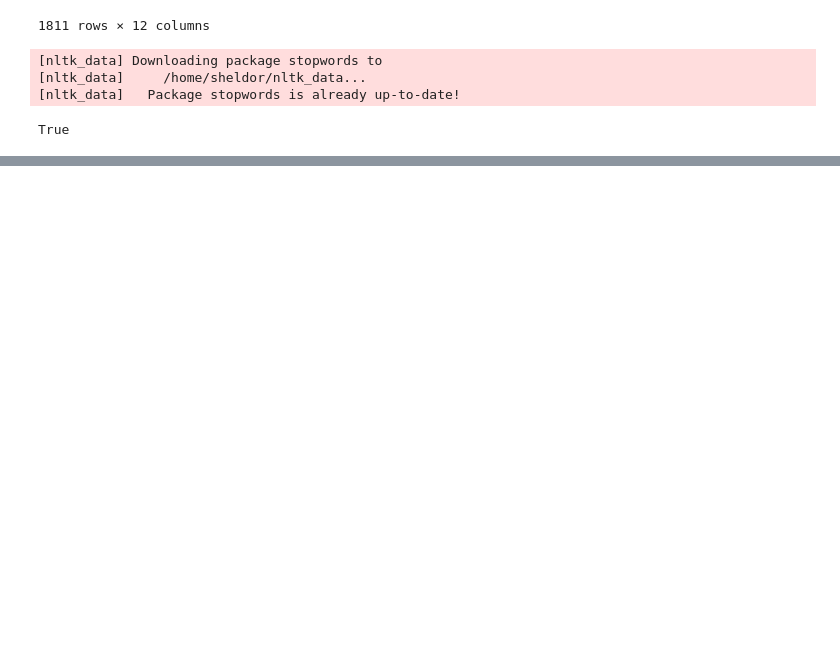
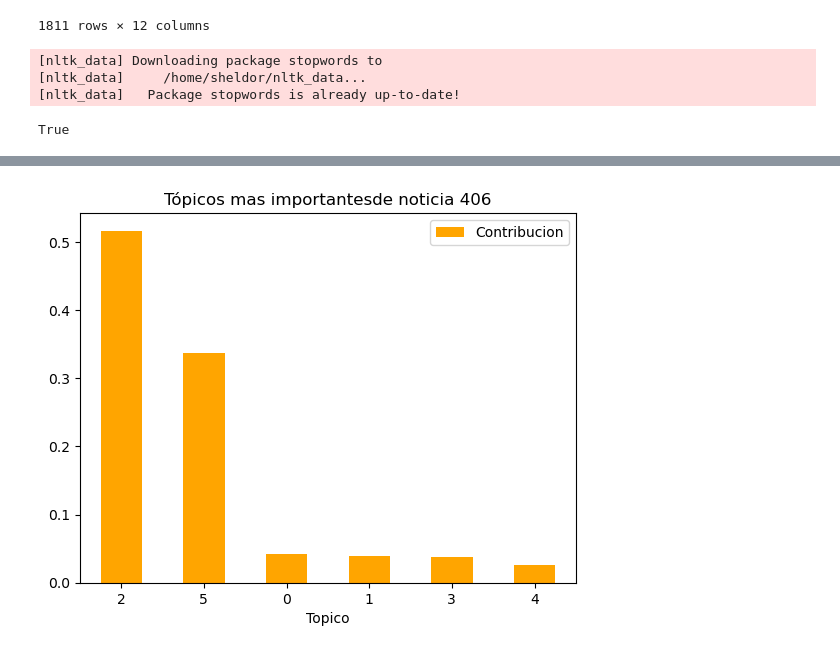
Before and after one commit to NikolasRodriguezA/Modelado_Topicos_Davivienda, a Jupyter notebook: Code/insights y segmentación tweets.ipynb, the cells around one changed output, grey strips where cells are left out. Drawn from its saved outputs; the diff is of its cells as text; code cells hidden in the pictures; blank space fills up the shorter version.

```diff
--- a/Code/insights y segmentación tweets.ipynb
+++ b/Code/insights y segmentación tweets.ipynb
@@ -146,0 +423,4 @@ model_embeddings = fasttext.load_model('cc.es.300.bin')
+# %%
+topicos = lda.print_topics(num_words=5, num_topics=20)
+for topico in topicos:
+    print(topico)
@@ -146,0 +448,20 @@ model_embeddings = fasttext.load_model('cc.es.300.bin')
+# %%
+indice_noticia = random.randint(0,len(data))
+bow_noticia = corpus[indice_noticia]
+distribucion_noticia = lda[bow_noticia]
+
+# Indices de los topicos mas significativos
+dist_indices = [topico[0] for topico in lda[bow_noticia]]
+# Contribución de los topicos mas significativos
+dist_contrib = [topico[1] for topico in lda[bow_noticia]]
+# %%
+distribucion_topicos = pd.DataFrame({'Topico':dist_indices,
+                                     'Contribucion':dist_contrib })
+distribucion_topicos.sort_values('Contribucion',
+                                 ascending=False, inplace=True)
+ax = distribucion_topicos.plot.bar(y='Contribucion',x='Topico',
+                                   rot=0, color="orange",
+                                   title = 'Tópicos mas importantes'
+                                   'de noticia ' + str(indice_noticia))
+# %% [output]
+[figure, added]
```
Also changed, not shown: parts of 32 cells of this notebook, 1 other file.
